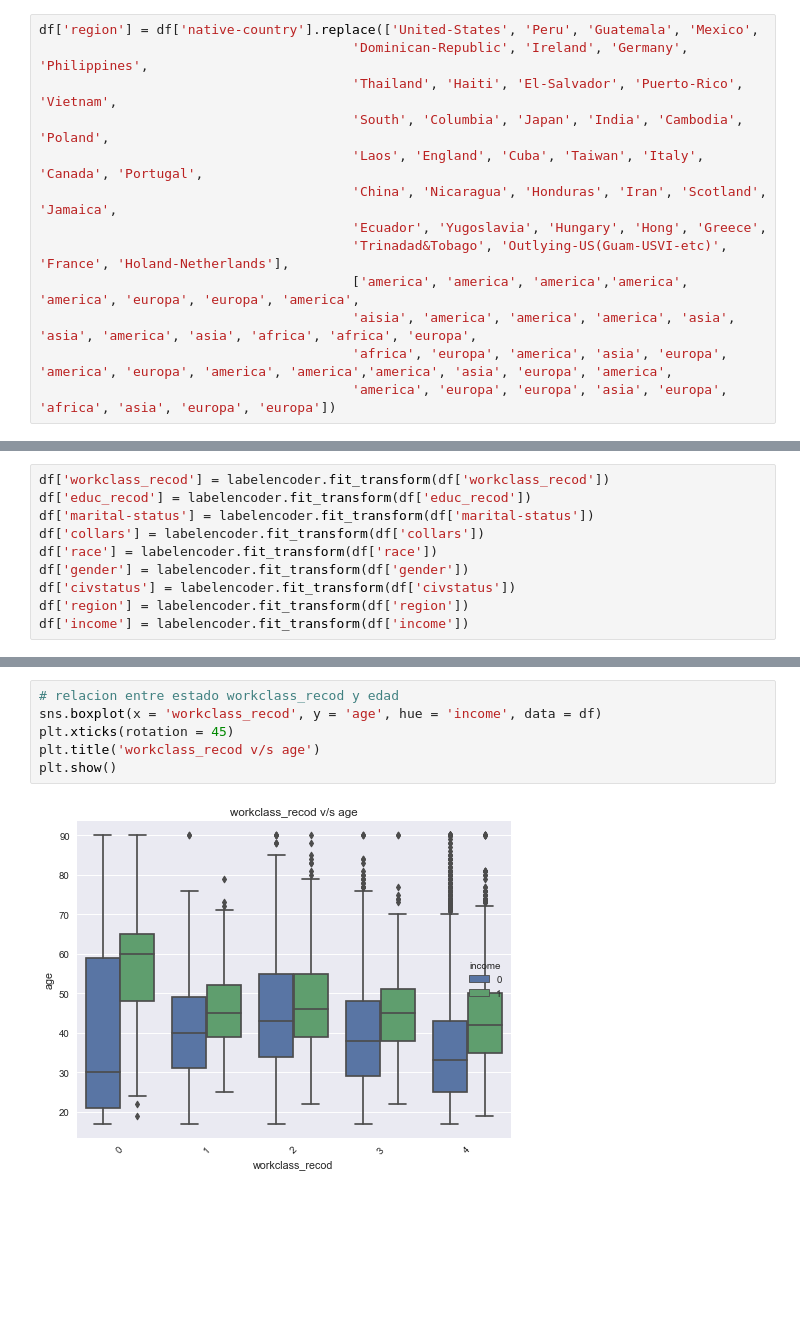
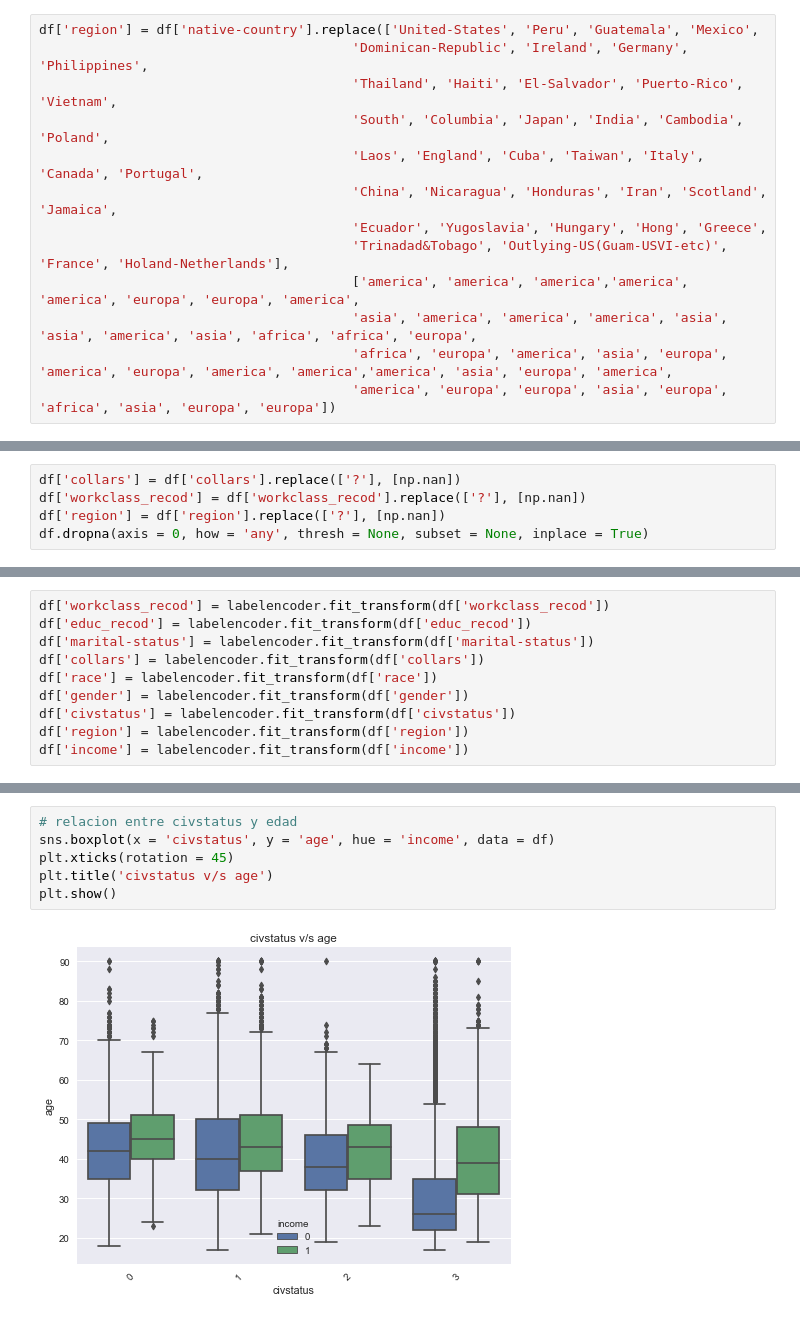
Before and after one commit to Denniels/Fundamentos-data-sciens, a Jupyter notebook: Prueba_FD/Hito_1/Prueba_Hito_1_1.ipynb, the cells around one changed output, grey strips where cells are left out. Cells and saved outputs as stored; diff of their text form; blank space fills up the shorter version.

```diff
--- a/Prueba_FD/Hito_1/Prueba_Hito_1_1.ipynb
+++ b/Prueba_FD/Hito_1/Prueba_Hito_1_1.ipynb
@@ -383,7 +373,7 @@ df['region'] = df['native-country'].replace(['United-States', 'Peru', 'Guatemala
                                         'Ecuador', 'Yugoslavia', 'Hungary', 'Hong', 'Greece',
                                         'Trinadad&Tobago', 'Outlying-US(Guam-USVI-etc)', 'France', 'Holand-Netherlands'],
                                         ['america', 'america', 'america','america', 'america', 'europa', 'europa', 'america',
-                                        'aisia', 'america', 'america', 'america', 'asia', 'asia', 'america', 'asia', 'africa', 'africa', 'europa',
+                                        'asia', 'america', 'america', 'america', 'asia', 'asia', 'america', 'asia', 'africa', 'africa', 'europa',
                                         'africa', 'europa', 'america', 'asia', 'europa', 'america', 'europa', 'america', 'america','america', 'asia', 'europa', 'america',
                                         'america', 'europa', 'europa', 'asia', 'europa', 'africa', 'asia', 'europa', 'europa'])
 # %%
@@ -408,4 +396,9 @@ aisia      0.000614
 Name: region, dtype: float64
+# %%
+df['collars'] = df['collars'].replace(['?'], [np.nan])
+df['workclass_recod'] = df['workclass_recod'].replace(['?'], [np.nan])
+df['region'] = df['region'].replace(['?'], [np.nan])
+df.dropna(axis = 0, how = 'any', thresh = None, subset = None, inplace = True)
 # %%
 df.head()
 # %% [output]
@@ -483,13 +471,13 @@ for col in df_clean.loc[df_clean.tipo == 'object'].index:
 --------------------------------------------------------------------------------
 ... (6 outputs left out)
 # %%
-# relacion entre estado workclass_recod y edad
-sns.boxplot(x = 'workclass_recod', y = 'age', hue = 'income', data = df)
+# relacion entre civstatus y edad
+sns.boxplot(x = 'civstatus', y = 'age', hue = 'income', data = df)
 plt.xticks(rotation = 45)
-plt.title('workclass_recod v/s age')
+plt.title('civstatus v/s age')
 plt.show()
 # %% [output]
-[figure, old version]
+[figure, new version]
 # %%
 # distribución de hombres y mujeres por país
 
```
Also changed, not shown: parts of 37 cells of this notebook, 2 other files.
